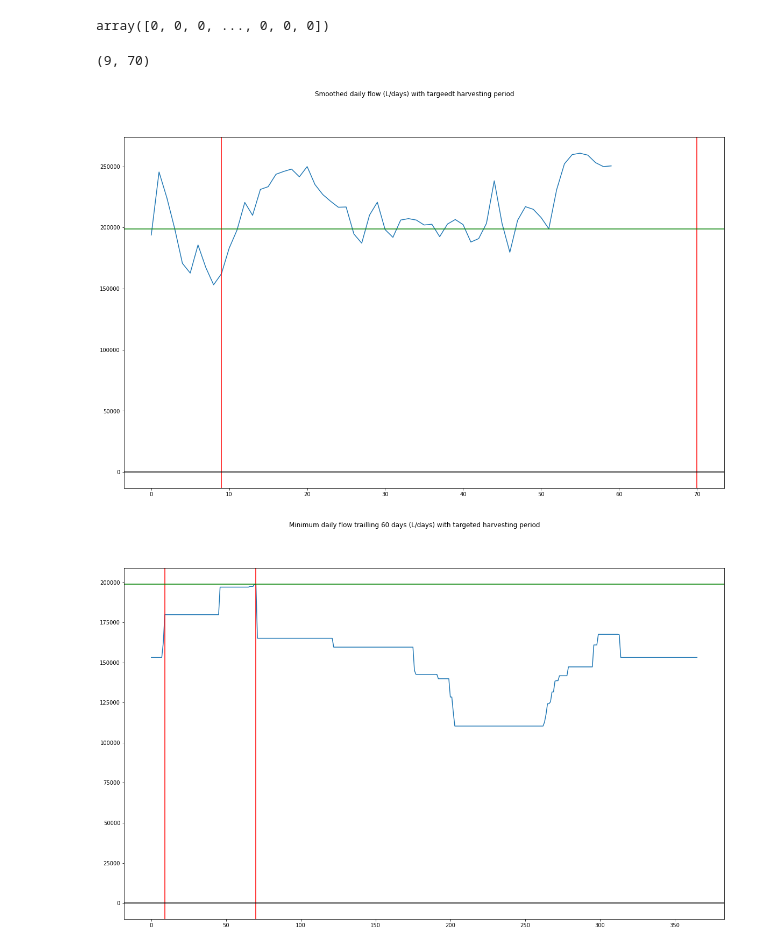
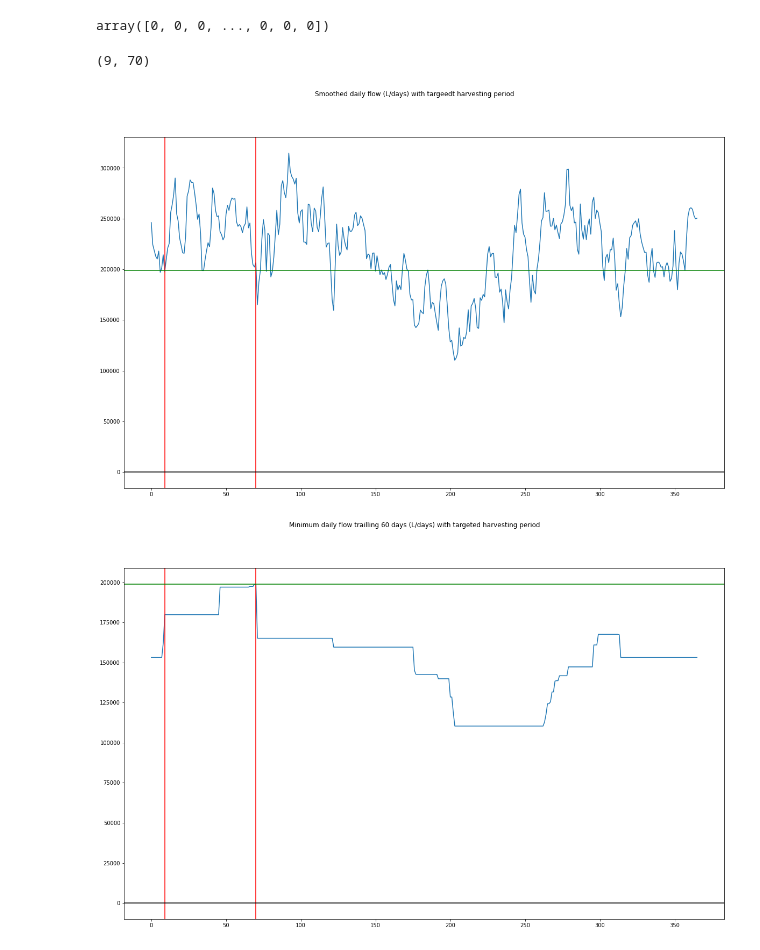
Before and after one commit to marcoboucas/irradiance, a Jupyter notebook: notebooks/best_harvesting_period.ipynb, the cells around one changed output. Saved outputs shown, nothing was run; the diff lists cells and outputs as text; code cells hidden in the pictures.

Commit message:
fix: Taking into account first days of year for the best harvesting period.

```diff
--- a/notebooks/best_harvesting_period.ipynb
+++ b/notebooks/best_harvesting_period.ipynb
@@ -16,3 +11,9 @@ current_location = data_2021[:, 200, 200]
+# %%
+data_2020 = load_data("../data", "2020")
+data_2019 = load_data("../data", "2019")
+
+current_location = data_2020[:, 200, 200]
+current_location_last_year = data_2020[:, 200, 200]
 # %%
 def compute_flow_rate_over_a_year(panel_size: int, point_data: np.array, panel_yield: float) -> np.array:
     """
@@ -64,7 +65,7 @@ def find_best_harvesting_period(yearly_flow_rate_15_min: np.array, last_year_flo
     period_start = days_with_best_minimum_flow_rate_over_60_days[0] - ROLLING_WINDOW
     period_end = days_with_best_minimum_flow_rate_over_60_days[-1]
 
-    daily_flow_rate_trailing_7_days = daily_flow_rate_trailing_7_days[:ROLLING_WINDOW]
+    daily_flow_rate_trailing_7_days = daily_flow_rate_trailing_7_days[ROLLING_WINDOW:]
 
     fig, ax = plt.subplots(1, 1, figsize=(20, 12))
     fig.suptitle("Smoothed daily flow (L/days) with targeedt harvesting period")
@@ -88,9 +89,9 @@ def find_best_harvesting_period(yearly_flow_rate_15_min: np.array, last_year_flo
     return period_start, period_end
 # %%
 current_year_data = compute_flow_rate_over_a_year(10, current_location, 0.15)
-last_year_last_60_days = compute_flow_rate_over_a_year(10, current_location, 0.15)[-60*96:]
+last_year_last_60_days = compute_flow_rate_over_a_year(10, current_location_last_year, 0.15)[-60*96:]
 find_best_harvesting_period(current_year_data, last_year_last_60_days)
 # %% [output]
 (9, 70)
-[figure, old version]
+[figure, new version]
 [figure]
```
Also changed, not shown: parts of 1 cell of this notebook.
